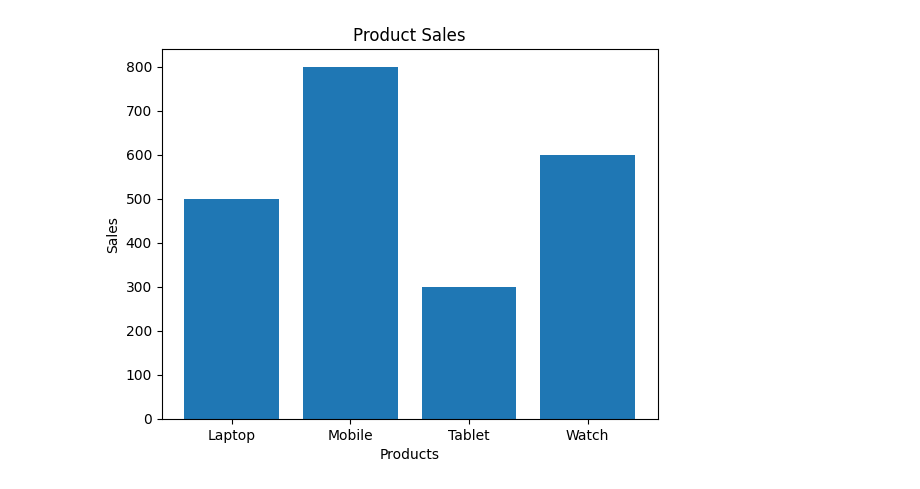
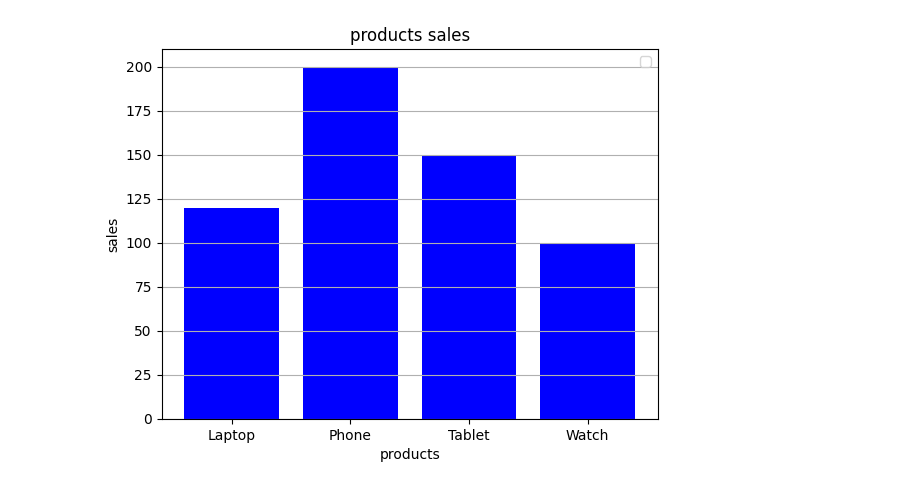
Before and after one commit to RutujaBidkar/Matplotlib_Workplace, a Jupyter notebook: MatplotlibDay2.ipynb, the cells around one changed output. Saved outputs shown, nothing was run; the diff lists cells and outputs as text; code cells hidden in the pictures.

```diff
--- a/MatplotlibDay2.ipynb
+++ b/MatplotlibDay2.ipynb
@@ -18,14 +91,12 @@ plt.show()
 # %%
-import matplotlib.pyplot as plt
-
-products = ["Laptop", "Mobile", "Tablet", "Watch"]
-sales = [500, 800, 300, 600]
-
-plt.bar(products, sales)
-plt.xlabel("Products")
-plt.ylabel("Sales")
-plt.title("Product Sales")
-
+products = ["Laptop", "Phone", "Tablet", "Watch"]
+sales = [120, 200, 150, 100]
+plt.bar(products, sales,color ="blue")
+plt.title("products sales")
+plt.xlabel("products")
+plt.ylabel("sales")
+plt.grid(axis="y")
+plt.legend()
 plt.show()
 # %% [output]
-[figure, old version]
+[figure, new version]
```
Also changed, not shown: parts of 14 cells of this notebook.
